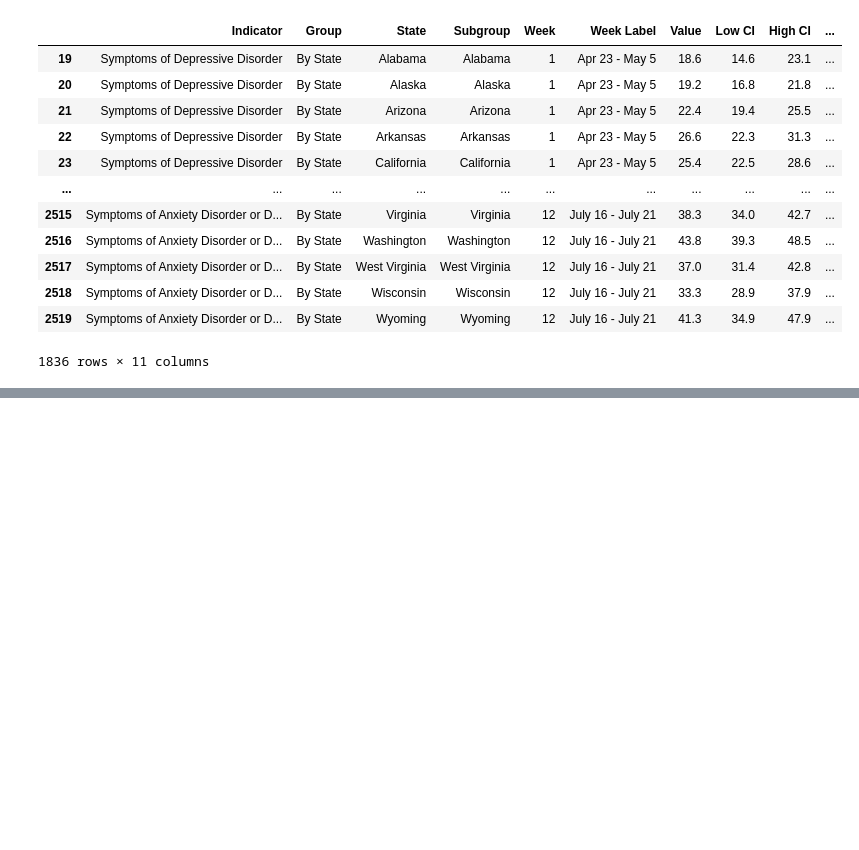
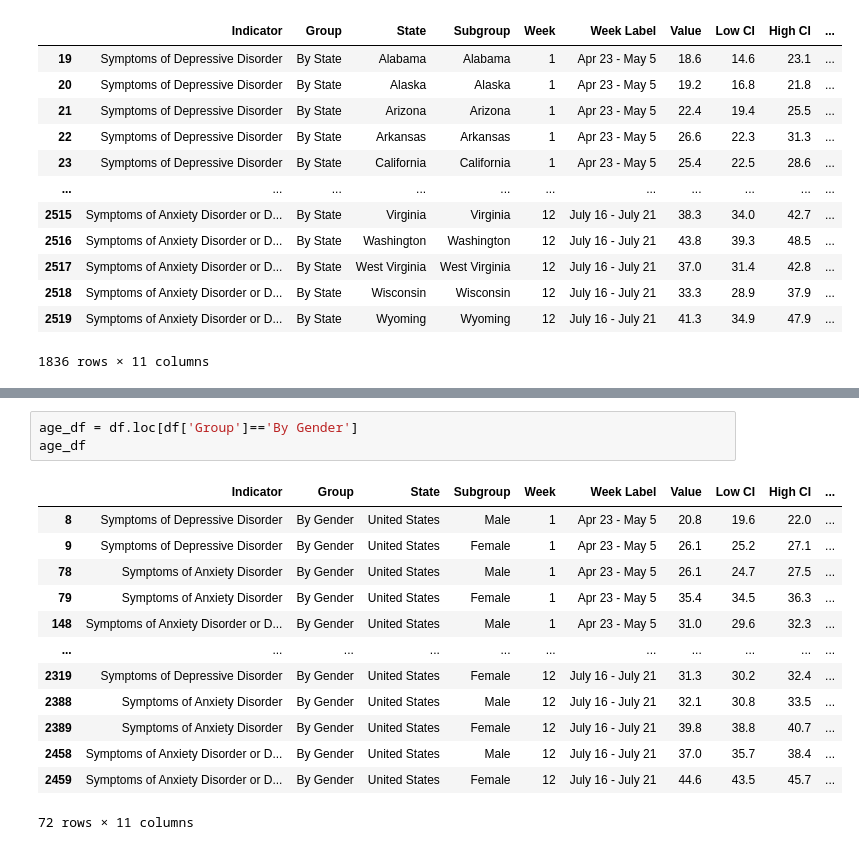
Before and after one commit to Kthomas09/GWU-Project-1, a Jupyter notebook: Linear_regression.ipynb, the cells around one changed output, grey strips where cells are left out. Saved outputs shown, nothing was run; the diff lists cells and outputs as text; blank space fills up the shorter version.

```diff
--- a/Linear_regression.ipynb
+++ b/Linear_regression.ipynb
@@ -143,0 +222,17 @@ state_df
+# %%
+age_df = df.loc[df['Group']=='By Gender']
+age_df
+# %% [output]
+|  | Indicator | Group | State | Subgroup | Week | Week Label | Value | Low CI | High CI | ... |
+| 8 | Symptoms of Depressive Disorder | By Gender | United States | Male | 1 | Apr 23 - May 5 | 20.8 | 19.6 | 22.0 | ... |
+| 9 | Symptoms of Depressive Disorder | By Gender | United States | Female | 1 | Apr 23 - May 5 | 26.1 | 25.2 | 27.1 | ... |
+| 78 | Symptoms of Anxiety Disorder | By Gender | United States | Male | 1 | Apr 23 - May 5 | 26.1 | 24.7 | 27.5 | ... |
+| 79 | Symptoms of Anxiety Disorder | By Gender | United States | Female | 1 | Apr 23 - May 5 | 35.4 | 34.5 | 36.3 | ... |
+| 148 | Symptoms of Anxiety Disorder or D... | By Gender | United States | Male | 1 | Apr 23 - May 5 | 31.0 | 29.6 | 32.3 | ... |
+| ... | ... | ... | ... | ... | ... | ... | ... | ... | ... | ... |
+| 2319 | Symptoms of Depressive Disorder | By Gender | United States | Female | 12 | July 16 - July 21 | 31.3 | 30.2 | 32.4 | ... |
+| 2388 | Symptoms of Anxiety Disorder | By Gender | United States | Male | 12 | July 16 - July 21 | 32.1 | 30.8 | 33.5 | ... |
+| 2389 | Symptoms of Anxiety Disorder | By Gender | United States | Female | 12 | July 16 - July 21 | 39.8 | 38.8 | 40.7 | ... |
+| 2458 | Symptoms of Anxiety Disorder or D... | By Gender | United States | Male | 12 | July 16 - July 21 | 37.0 | 35.7 | 38.4 | ... |
+| 2459 | Symptoms of Anxiety Disorder or D... | By Gender | United States | Female | 12 | July 16 - July 21 | 44.6 | 43.5 | 45.7 | ... |
+72 rows × 11 columns
```
Also changed, not shown: parts of 18 cells of this notebook, 2 other files.
